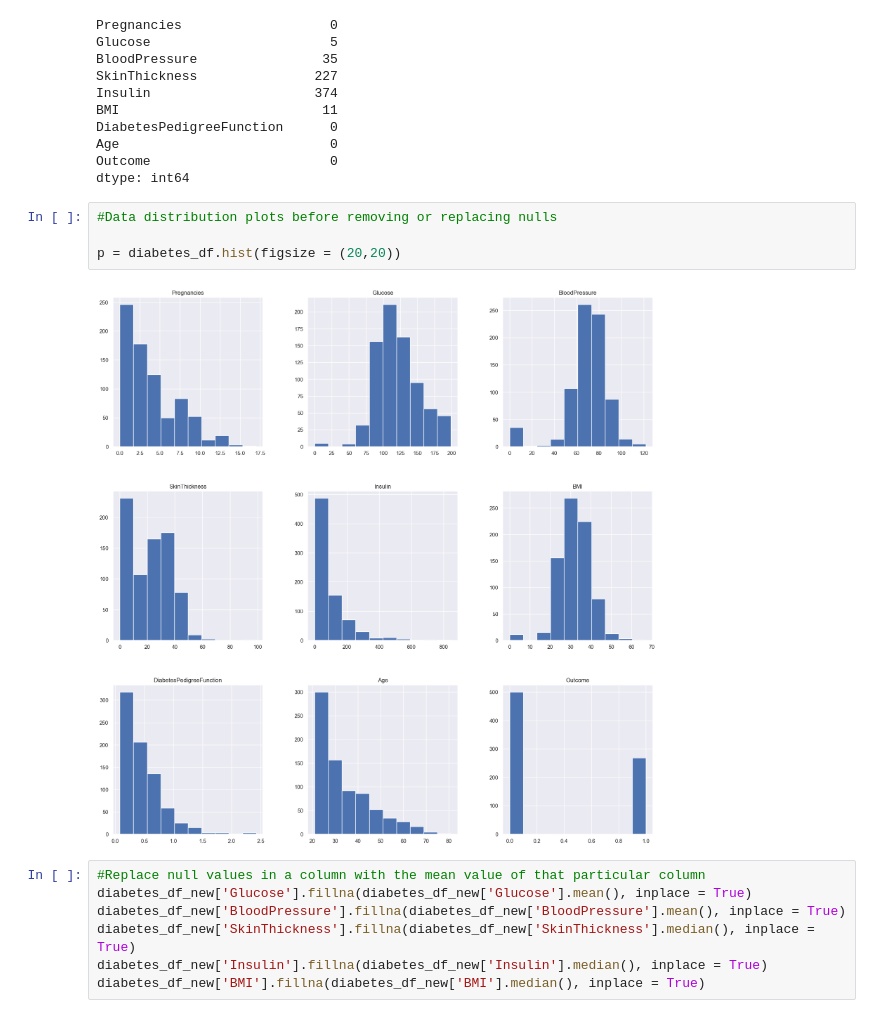
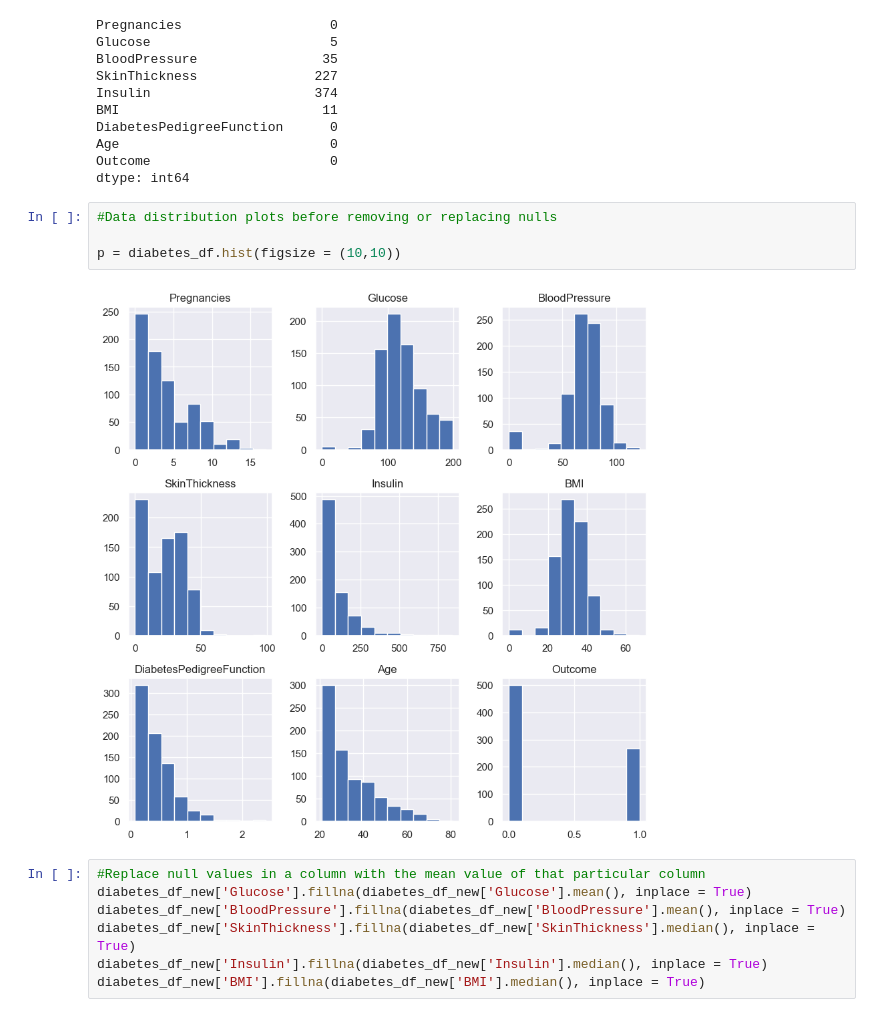
Before and after one commit to oyebolakolapo/Machine_Learning_Model_Predicting_Diabetes, a Jupyter notebook: Supervised Learning - Project.ipynb, the cells around one changed output. Saved outputs shown, nothing was run; the diff lists cells and outputs as text.

```diff
--- a/Supervised Learning - Project.ipynb
+++ b/Supervised Learning - Project.ipynb
@@ -185,9 +187,9 @@ dtype: int64
 # %%
 #Data distribution plots before removing or replacing nulls
 
-p = diabetes_df.hist(figsize = (20,20))
+p = diabetes_df.hist(figsize = (10,10))
 # %% [output]
-[figure, old version]
+[figure, new version]
 # %%
 #Replace null values in a column with the mean value of that particular column
 diabetes_df_new['Glucose'].fillna(diabetes_df_new['Glucose'].mean(), inplace = True)
```
Also changed, not shown: parts of 47 cells of this notebook.
